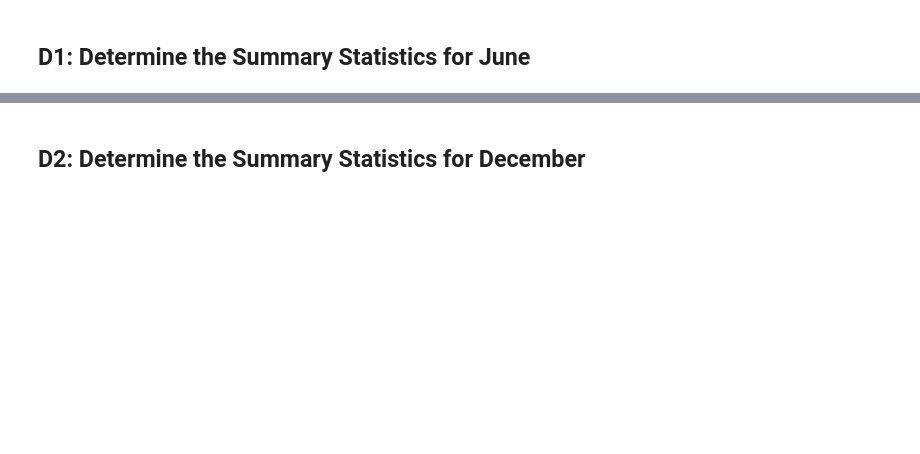
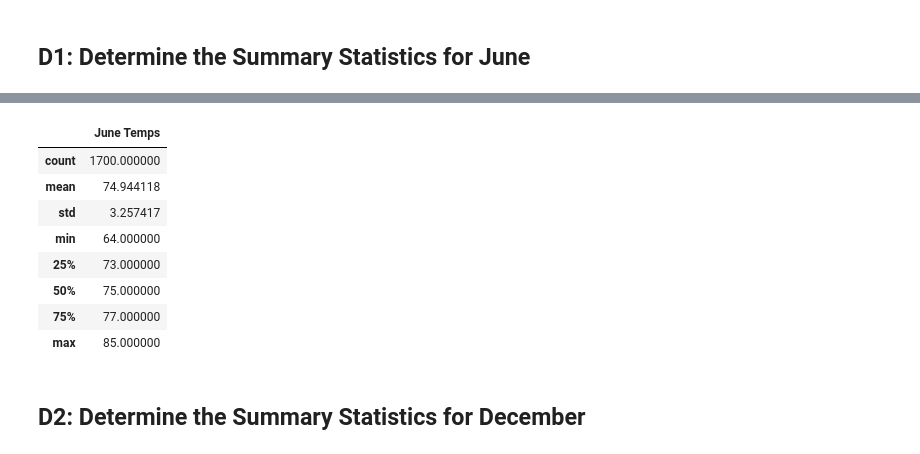
Before and after one commit to Jacqueline-Esbri/Surfs_Up, a Jupyter notebook: SurfsUp_Challenge.ipynb, the cells around one changed output, grey strips where cells are left out. Saved outputs shown, nothing was run; the diff lists cells and outputs as text; code cells hidden in the pictures; blank space fills up the shorter version.

```diff
--- a/SurfsUp_Challenge.ipynb
+++ b/SurfsUp_Challenge.ipynb
@@ -32,2 +52,5 @@ mth_june = dt.date(2017, 06, 01, 2017, 06, 30)
 # %%
 #  3. Convert the June temperatures to a list.
+results =[]
+results = session.query(Measurement.date, Measurement.tobs).filter(extract('month',Measurement.date)==6).all()
+print(results)
@@ -34,2 +59,6 @@ mth_june = dt.date(2017, 06, 01, 2017, 06, 30)
 # %%
-# 4. Create a DataFrame from the list of temperatures for the month of June.
+# 4. Create a DataFrame from the list of temperatures for the month of June
+df = pd.DataFrame(results, columns=['date','June Temps'])
+df.set_index(df['date'], inplace=True)
+df = df.sort_index()
+print(df.to_string(index=False))
@@ -36,5 +83,16 @@ mth_june = dt.date(2017, 06, 01, 2017, 06, 30)
 # %%
 # 5. Calculate and print out the summary statistics for the June temperature DataFrame.
+df.describe()
+# %% [output]
+|  | June Temps |
+| count | 1700.000000 |
+| mean | 74.944118 |
+| std | 3.257417 |
+| min | 64.000000 |
+| 25% | 73.000000 |
+| 50% | 75.000000 |
+| 75% | 77.000000 |
+| max | 85.000000 |
 # %% [markdown]
 ## D2: Determine the Summary Statistics for December
 # %%
```
Also changed, not shown: parts of 18 cells of this notebook, 14 other files.
